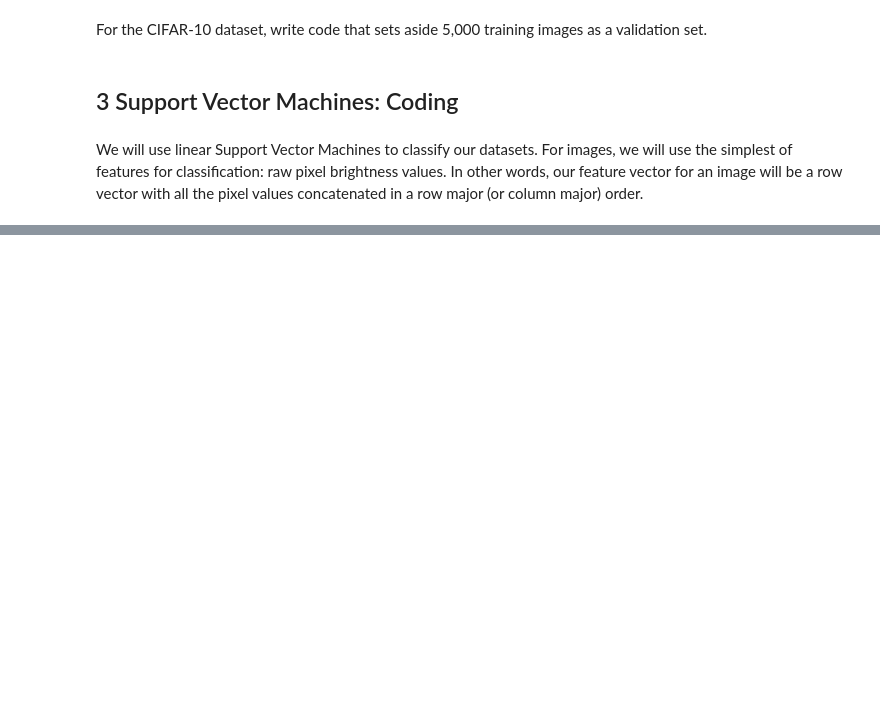
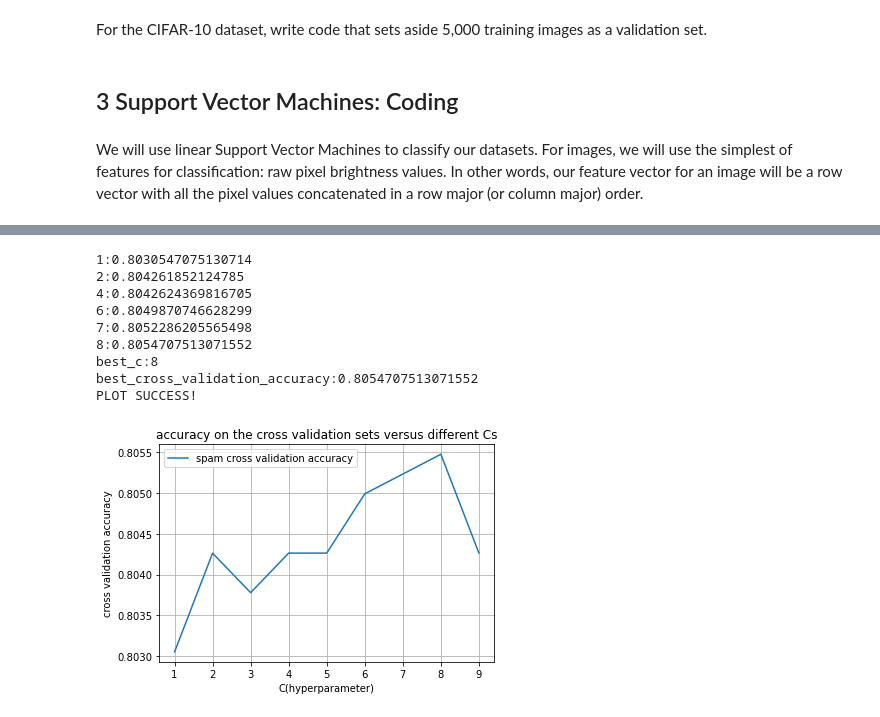
Before and after one commit to Weijun-H/ucb_sp20_cs189_hw, a Jupyter notebook: hw1/hw1.ipynb, the cells around one changed output, grey strips where cells are left out. Cells and saved outputs as stored; diff of their text form; code cells hidden in the pictures; blank space fills up the shorter version.

```diff
--- a/hw1/hw1.ipynb
+++ b/hw1/hw1.ipynb
@@ -120,0 +196,50 @@ plot_accuracy([100, 200, 500, 1000, 2000, 5000], cifar_training_accuracy, cifar_
+# %%
+def get_shuffle_index(shuffled_indexs, k, index):
+    each_set = round(len(shuffled_indexs) / k)
+    return shuffled_indexs[each_set * index : each_set * (index + 1)], shuffled_indexs[0: each_set * index] + shuffled_indexs[each_set * (index + 1) + 1 : ]
+# %%
+shuffled_indexs = random.sample(range(len(spam_training_data)), len(spam_training_data))
+best_cross_validation_accuracy = 0
+spam_clf_cross_validation_accuracy_list = []
+k = 5
+spam_c_list = list(range(1, 10))
+for spam_c in spam_c_list:
+    sum_accuracy = 0
+    for i in range(0, k):
+        validation_index, trainning_index = get_shuffle_index(shuffled_indexs, k, i)
+        spam_clf= svm.SVC(kernel='linear', C=spam_c, max_iter=10000000)
+        spam_training_set_data_partition = spam_training_data[trainning_index]
+        spam_training_set_labels_partition = spam_training_label[trainning_index]
+        spam_clf.fit(spam_training_set_data_partition, spam_training_set_labels_partition.ravel())
+        sum_accuracy += spam_clf.score(spam_training_data[validation_index], spam_training_label[validation_index].ravel())
+    avg_accuracy = sum_accuracy / float(k)
+    spam_clf_cross_validation_accuracy_list.append(avg_accuracy)
+    if best_cross_validation_accuracy < avg_accuracy:
+        best_cross_validation_accuracy = avg_accuracy
+        best_c = spam_c
+        print(str(spam_c) + ":" + str(avg_accuracy))
+
+print("best_c:" + str(best_c))
+print("best_cross_validation_accuracy:" + str(best_cross_validation_accuracy))
+
+# plot
+plt.plot(spam_c_list, spam_clf_cross_validation_accuracy_list, label='spam cross validation accuracy')
+
+plt.xlabel('C(hyperparameter)')
+plt.ylabel('cross validation accuracy')
+plt.title("accuracy on the cross validation sets versus different Cs")
+plt.grid(True)
+plt.legend()
+
+print('PLOT SUCCESS!')
+# %% [output]
+1:0.8030547075130714
+2:0.804261852124785
+4:0.8042624369816705
+6:0.8049870746628299
+7:0.8052286205565498
+8:0.8054707513071552
+best_c:8
+best_cross_validation_accuracy:0.8054707513071552
+PLOT SUCCESS!
+[figure, added]
```
Also changed, not shown: parts of 10 cells of this notebook, 1 other file.
